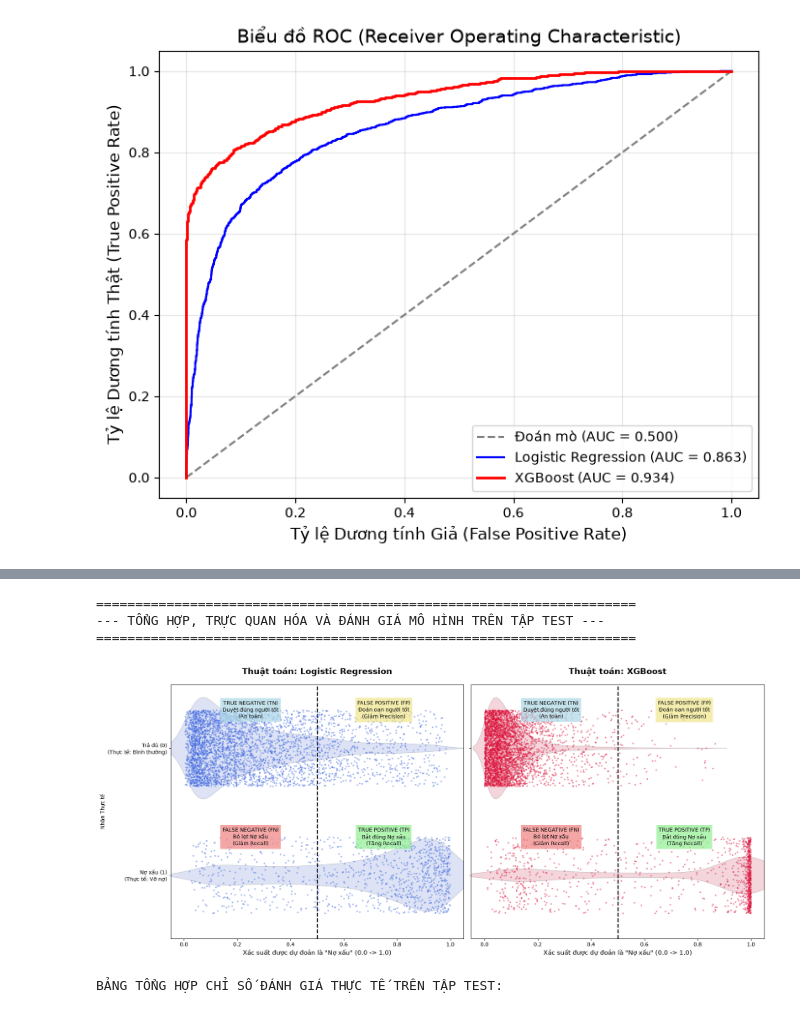
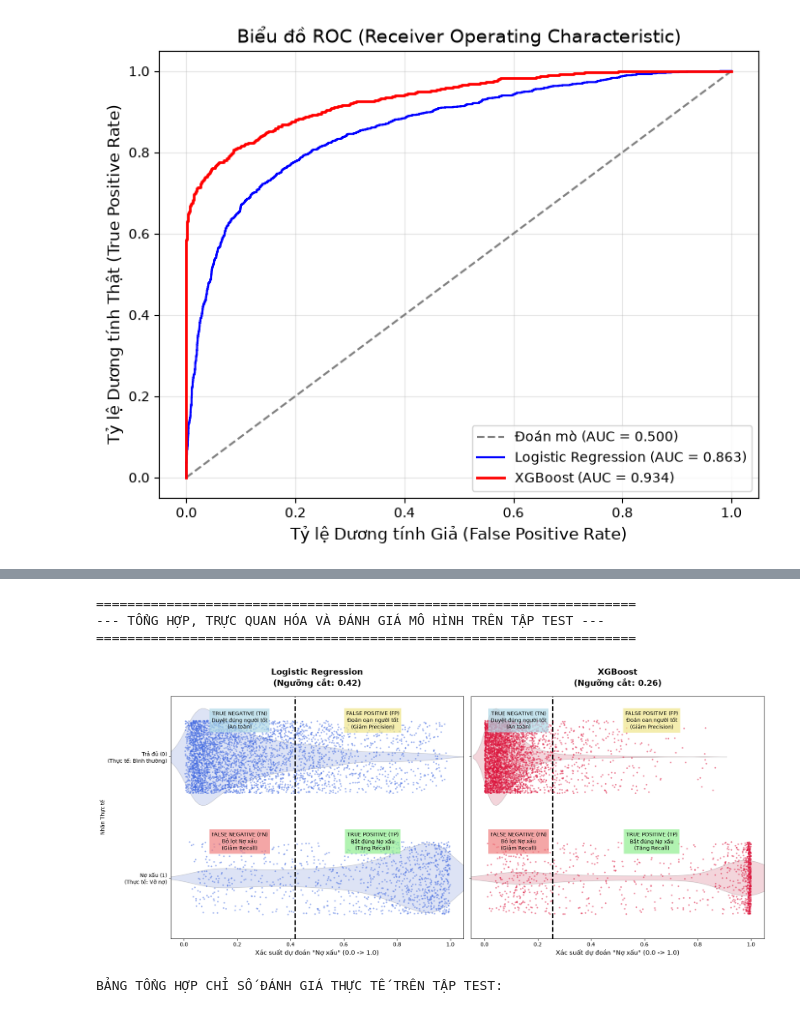
Before and after one commit to bqhbq/Credit-Risk-Management, a Jupyter notebook: model.ipynb, the cells around one changed output, grey strips where cells are left out. Drawn from its saved outputs; the diff is of its cells as text; code cells hidden in the pictures.

Commit message:
fix model

```diff
--- a/model.ipynb
+++ b/model.ipynb
@@ -195,105 +314,131 @@ weighted avg       0.92      0.92      0.91      4888
 # %%
-from sklearn.metrics import accuracy_score, precision_score, recall_score, f1_score, roc_auc_score
+import pandas as pd
+import numpy as np
+import matplotlib.pyplot as plt
+import seaborn as sns
+from sklearn.metrics import accuracy_score, precision_score, recall_score, f1_score, roc_auc_score, precision_recall_curve
+from IPython.display import display
 
 print("=====================================================================")
 print("--- TỔNG HỢP, TRỰC QUAN HÓA VÀ ĐÁNH GIÁ MÔ HÌNH TRÊN TẬP TEST ---")
 print("=====================================================================")
 
-# 1. LẤY XÁC SUẤT DỰ ĐOÁN CHUẨN XÁC TRÊN TẬP TEST (Dạng số thập phân liên tục)
+# -------------------------------------------------------------------------
+# BƯỚC 0: TÌM LẠI NGƯỠNG TỐI ƯU TỪ TẬP VALID (KPI: Recall >= 80%)
+# (Đưa hàm này vào đây để đảm bảo code chạy độc lập và không bị lỗi thiếu biến)
+# -------------------------------------------------------------------------
+def get_kpi_threshold(y_true, y_proba, target=0.80):
+    precisions, recalls, thresholds = precision_recall_curve(y_true, y_proba)
+    valid_idx = np.where(recalls >= target)[0]
+    if len(valid_idx) == 0: return 0.5
+    best_idx = valid_idx[np.argmax(precisions[valid_idx])]
+    return thresholds[best_idx] if best_idx < len(thresholds) else thresholds[-1]
+
+proba_valid_logreg = log_reg.predict_proba(X_valid)[:, 1]
+proba_valid_xgb = xgb_model.predict_proba(X_valid)[:, 1]
+
+best_thresh_logreg = get_kpi_threshold(y_valid, proba_valid_logreg, 0.80)
+best_thresh_xgb = get_kpi_threshold(y_valid, proba_valid_xgb, 0.80)
+
+# -------------------------------------------------------------------------
+# BƯỚC 1: LẤY XÁC SUẤT VÀ TẠO NHÃN TRÊN TẬP TEST (VỚI NGƯỠNG TỐI ƯU)
+# -------------------------------------------------------------------------
 proba_test_logreg = log_reg.predict_proba(X_test)[:, 1]
 proba_test_xgb = xgb_model.predict_proba(X_test)[:, 1]
 
-# Ép kiểu dữ liệu y_test về mảng số nguyên nhị phân chuẩn (0 và 1) để tránh lỗi định dạng từ Pandas
 y_test_bin = np.array(y_test).astype(int)
 
-# TỰ ĐỘNG CHUYỂN ĐỔI XÁC SUẤT THÀNH NHÃN NHỊ PHÂN CỨNG (0 HOẶC 1) QUA NGƯỠNG THRESHOLD = 0.5
-y_pred_logreg_bin = (proba_test_logreg >= 0.5).astype(int)
-y_pred_xgb_bin = (proba_test_xgb >= 0.5).astype(int)
+# TỰ ĐỘNG CHUYỂN ĐỔI XÁC SUẤT THÀNH NHÃN BẰNG NGƯỠNG VỪA TÌM ĐƯỢC
+y_pred_logreg_bin = (proba_test_logreg >= best_thresh_logreg).astype(int)
+y_pred_xgb_bin = (proba_test_xgb >= best_thresh_xgb).astype(int)
 
-# 2. TẠO BẢNG DỮ LIỆU PHỤC VỤ VẼ BIỂU ĐỒ (Sử dụng xác suất liên tục cho trục X)
+# -------------------------------------------------------------------------
+# BƯỚC 2: TẠO BẢNG DỮ LIỆU VÀ VẼ BIỂU ĐỒ NẰM NGANG
+# -------------------------------------------------------------------------
 df_results = pd.DataFrame({
     'Thực tế': y_test_bin,
     'Logistic Regression': proba_test_logreg,
     'XGBoost': proba_test_xgb
 })
 
-# Chuyển đổi nhãn lớp thực tế để biểu thị rõ ràng trên trục Y
 df_results['Nhãn Thực tế'] = df_results['Thực tế'].map({0: 'Trả đủ (0)\n(Thực tế: Bình thường)',
                                                         1: 'Nợ xấu (1)\n(Thực tế: Vỡ nợ)'})
 
-# 3. THIẾT LẬP KHUNG VẼ 2 BIỂU ĐỒ NẰM NGANG ĐỐI CHIẾU (1 hàng, 2 cột)
 fig, axes = plt.subplots(1, 2, figsize=(18, 8), sharey=True)
 
 models = ['Logistic Regression', 'XGBoost']
 colors = ['royalblue', 'crimson']
+thresholds_list = [best_thresh_logreg, best_thresh_xgb]
 
 for i, model in enumerate(models):
-    # Vẽ lớp Violin Plot làm nền mờ thể hiện mật độ phân bố của đám đông
+    current_thresh = thresholds_list[i]
+
+    # Lớp nền Violin và Lớp điểm Strip
     sns.violinplot(data=df_results, x=model, y='Nhãn Thực tế',
                    inner=None, color=colors[i], alpha=0.2, ax=axes[i], orient='h')
-
-    # Vẽ lớp Strip Plot mô tả từng điểm dữ liệu khách hàng đơn lẻ có độ rung (Jitter)
     sns.stripplot(data=df_results, x=model, y='Nhãn Thực tế',
                   color=colors[i], alpha=0.5, size=3, jitter=0.3, ax=axes[i], orient='h')
 
-    # Vẽ vạch ranh giới quyết định phân loại tại ngưỡng xác suất quyết định 0.5
-    axes[i].axvline(0.5, color='black', linestyle='--', linewidth=2)
+    # Vẽ vạch ranh giới quyết định THEO NGƯỠNG MỚI
+    axes[i].axvline(current_thresh, color='black', linestyle='--', linewidth=2.5)
 
-    # Định dạng các thông số hiển thị cho từng biểu đồ nhánh
-    axes[i].set_title(f'Thuật toán: {model}', fontsize=16, fontweight='bold', pad=20)
-    axes[i].set_xlabel('Xác suất được dự đoán là "Nợ xấu" (0.0 -> 1.0)', fontsize=12)
+    # Định dạng trục
+    axes[i].set_title(f'{model}\n(Ngưỡng cắt: {current_thresh:.2f})', fontsize=16, fontweight='bold', pad=20)
+    axes[i].set_xlabel('Xác suất dự đoán "Nợ xấu" (0.0 -> 1.0)', fontsize=12)
     axes[i].set_xlim(-0.05, 1.05)
 
-    # --- THÊM NHÃN CHÚ THÍCH GIẢI THÍCH CHỈ SỐ LÊN CÁC VÙNG PHÂN TỨ ---
-    # Góc phải của dòng Nợ xấu (Thật: 1, Đoán: >= 0.5) -> Đúng mục tiêu phân loại
-    axes[i].text(0.75, 0.7, 'TRUE POSITIVE (TP)\nBắt đúng Nợ xấu\n(Tăng Recall)',
+    # --- TÍNH TOÁN TỌA ĐỘ ĐỘNG CHO CÁC HỘP CHÚ THÍCH ---
+    # Canh giữa phần bên trái ranh giới
+    left_x = current_thresh / 2
+    # Canh giữa phần bên phải ranh giới
+    right_x = current_thresh + (1.0 - current_thresh) / 2
+
+    # Góc phải trên (TP)
+    axes[i].text(right_x, 0.7, 'TRUE POSITIVE (TP)\nBắt đúng Nợ xấu\n(Tăng Recall)',
                  ha='center', va='center', bbox=dict(facecolor='lightgreen', alpha=0.7, edgecolor='none'))
-
-    # Góc trái của dòng Nợ xấu (Thật: 1, Đoán: < 0.5) -> Bỏ lọt đối tượng rủi ro
-    axes[i].text(0.25, 0.7, 'FALSE NEGATIVE (FN)\nBỏ lọt Nợ xấu\n(Giảm Recall)',
+    # Góc trái trên (FN)
+    axes[i].text(left_x, 0.7, 'FALSE NEGATIVE (FN)\nBỏ lọt Nợ xấu\n(Giảm Recall)',
                  ha='center', va='center', bbox=dict(facecolor='lightcoral', alpha=0.7, edgecolor='none'))
-
-    # Góc phải của dòng Trả đủ (Thật: 0, Đoán: >= 0.5) -> Đánh giá sai lệch khách hàng tốt
-    axes[i].text(0.75, -0.3, 'FALSE POSITIVE (FP)\nĐoán oan người tốt\n(Giảm Precision)',
+    # Góc phải dưới (FP)
+    axes[i].text(right_x, -0.3, 'FALSE POSITIVE (FP)\nĐoán oan người tốt\n(Giảm Precision)',
                  ha='center', va='center', bbox=dict(facecolor='khaki', alpha=0.7, edgecolor='none'))
-
-    # Góc trái của dòng Trả đủ (Thật: 0, Đoán: < 0.5) -> Xác nhận chính xác điểm an toàn
-    axes[i].text(0.25, -0.3, 'TRUE NEGATIVE (TN)\nDuyệt đúng người tốt\n(An toàn)',
+    # Góc trái dưới (TN)
+    axes[i].text(left_x, -0.3, 'TRUE NEGATIVE (TN)\nDuyệt đúng người tốt\n(An toàn)',
                  ha='center', va='center', bbox=dict(facecolor='lightblue', alpha=0.7, edgecolor='none'))
 
 plt.ylabel('')
 plt.tight_layout()
 plt.show()
 
-# 4. IN BẢNG BÁO CÁO THỐNG KÊ BẰNG DATAFRAME TỪ KẾT QUẢ HUẤN LUYỆN THỰC TẾ
-# Các chỉ số nhị phân sử dụng biến nhãn cứng dạng int (*_bin), chỉ riêng ROC-AUC sử dụng biến xác suất liên tục (*_test)
+# -------------------------------------------------------------------------
+# BƯỚC 3: IN BẢNG BÁO CÁO THỐNG KÊ (ĐÃ CẬP NHẬT NGƯỠNG)
+# -------------------------------------------------------------------------
 metrics_logreg = {
-    "Thuật toán": "Logistic Regression (Baseline)",
+    "Thuật toán": f"Logistic Regression (Ngưỡng {best_thresh_logreg:.2f})",
     "Accuracy": f"{accuracy_score(y_test_bin, y_pred_logreg_bin):.2%}",
     "Precision (Nợ xấu)": f"{precision_score(y_test_bin, y_pred_logreg_bin):.2%}",
     "Recall (Nợ xấu)": f"{recall_score(y_test_bin, y_pred_logreg_bin):.2%}",
     "F1-Score": f"{f1_score(y_test_bin, y_pred_logreg_bin):.4f}",
     "ROC-AUC": f"{roc_auc_score(y_test_bin, proba_test_logreg):.4f}"
 }
 
 metrics_xgb = {
-    "Thuật toán": "XGBoost Classifier (Nâng cao)",
+    "Thuật toán": f"XGBoost Classifier (Ngưỡng {best_thresh_xgb:.2f})",
     "Accuracy": f"{accuracy_score(y_test_bin, y_pred_xgb_bin):.2%}",
     "Precision (Nợ xấu)": f"{precision_score(y_test_bin, y_pred_xgb_bin):.2%}",
     "Recall (Nợ xấu)": f"{recall_score(y_test_bin, y_pred_xgb_bin):.2%}",
     "F1-Score": f"{f1_score(y_test_bin, y_pred_xgb_bin):.4f}",
     "ROC-AUC": f"{roc_auc_score(y_test_bin, proba_test_xgb):.4f}"
 }
 
 df_report = pd.DataFrame([metrics_logreg, metrics_xgb])
 
 print("\nBẢNG TỔNG HỢP CHỈ SỐ ĐÁNH GIÁ THỰC TẾ TRÊN TẬP TEST:\n")
-from IPython.display import display
 display(df_report)
 # %% [output]
 =====================================================================
 --- TỔNG HỢP, TRỰC QUAN HÓA VÀ ĐÁNH GIÁ MÔ HÌNH TRÊN TẬP TEST ---
 =====================================================================
-[figure, old version]
+[figure, new version]
 BẢNG TỔNG HỢP CHỈ SỐ ĐÁNH GIÁ THỰC TẾ TRÊN TẬP TEST:
 |  | Thuật toán | Accuracy | Precision (Nợ xấu) | Recall (Nợ xấu) | F1-Score | ROC-AUC |
```
Also changed, not shown: parts of 6 cells of this notebook, 1 other file.
